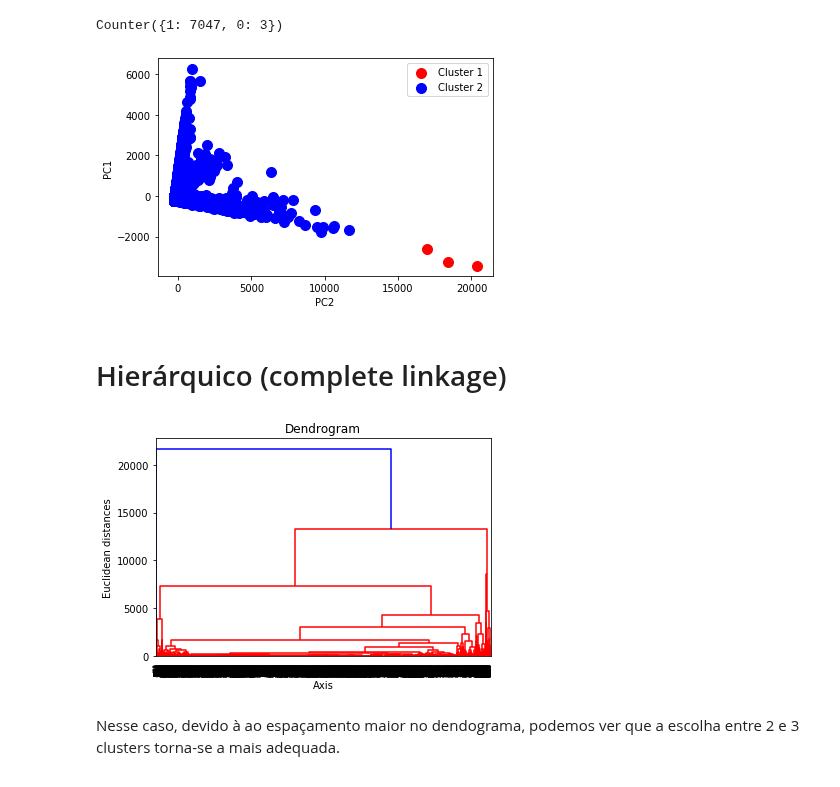
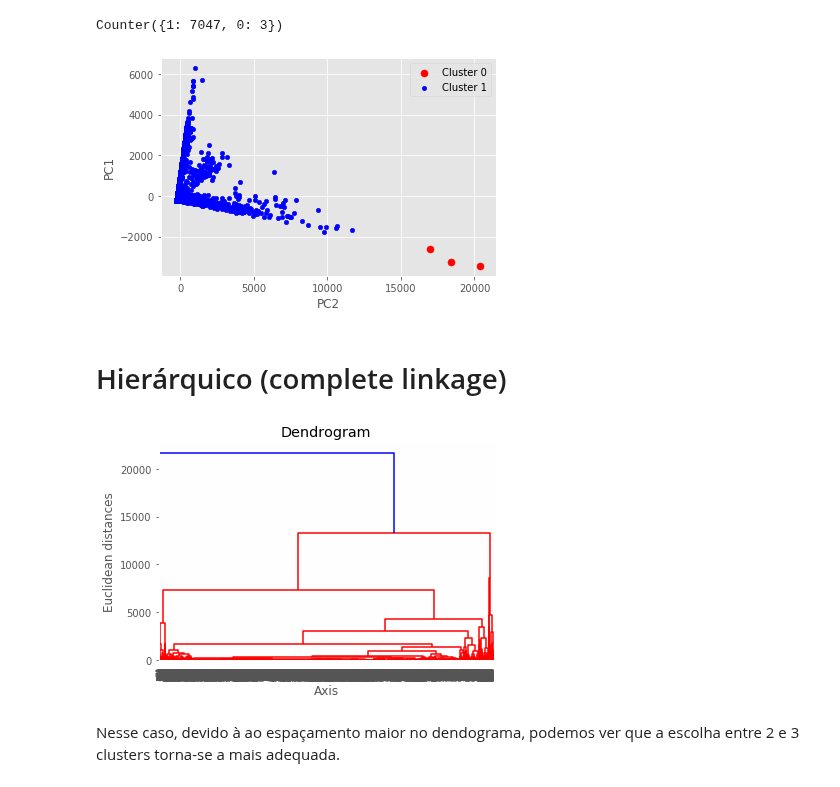
Before and after one commit to ItamarRocha/Machine-Learning-and-Data-Analysis, a Jupyter notebook: live sellers/Hierarchical_livesellers.ipynb, the cells around one changed output. Cells and saved outputs as stored; diff of their text form; code cells hidden in the pictures.

```diff
--- a/live sellers/Hierarchical_livesellers.ipynb
+++ b/live sellers/Hierarchical_livesellers.ipynb
@@ -4,10 +4,9 @@
 import pandas as pd
 import numpy as np
 import matplotlib.pyplot as plt
+import matplotlib.style as style
 from datetime import datetime as dt
-%matplotlib inline
-#import mpld3
-#mpld3.enable_notebook()
+style.use('ggplot')
 # %%
 #importando dataset e dropando colunas vazias e sem informação útil
 dataset = pd.read_csv("Live.csv").drop(columns = {'status_id','Column1','Column2','Column3','Column4'})
@@ -135,14 +134,14 @@ collections.Counter(y_hc) #Número de elementos em cada cluster
 Counter({1: 7047, 0: 3})
 # %%
 #plot do gráfico com clusters
-plt.scatter(X[y_hc == 0, 0], X[y_hc == 0, 1], s = 100, c = 'red', label = 'Cluster 1')
-plt.scatter(X[y_hc == 1, 0], X[y_hc == 1, 1], s = 100, c = 'blue', label = 'Cluster 2')
+plt.scatter(X[y_hc == 0, 0], X[y_hc == 0, 1], s = 50, c = 'red', label = 'Cluster 0')
+plt.scatter(X[y_hc == 1, 0], X[y_hc == 1, 1], s = 20, c = 'blue', label = 'Cluster 1')
 plt.xlabel('PC2')
 plt.ylabel('PC1')
 plt.legend()
 plt.show()
 # %% [output]
-[figure, old version]
+[figure, new version]
 # %% [markdown]
 # Hierárquico (complete linkage)
 # %%
@@ -153,7 +152,7 @@ plt.xlabel('Axis')
 plt.ylabel('Euclidean distances')
 plt.show()
 # %% [output]
-[figure, old version]
+[figure, new version]
 # %% [markdown]
 Nesse caso, devido à ao espaçamento maior no dendograma, podemos ver que a escolha entre 2 e 3 clusters torna-se a mais adequada.
 # %%
```
Also changed, not shown: parts of 7 cells of this notebook, 3 other files.
